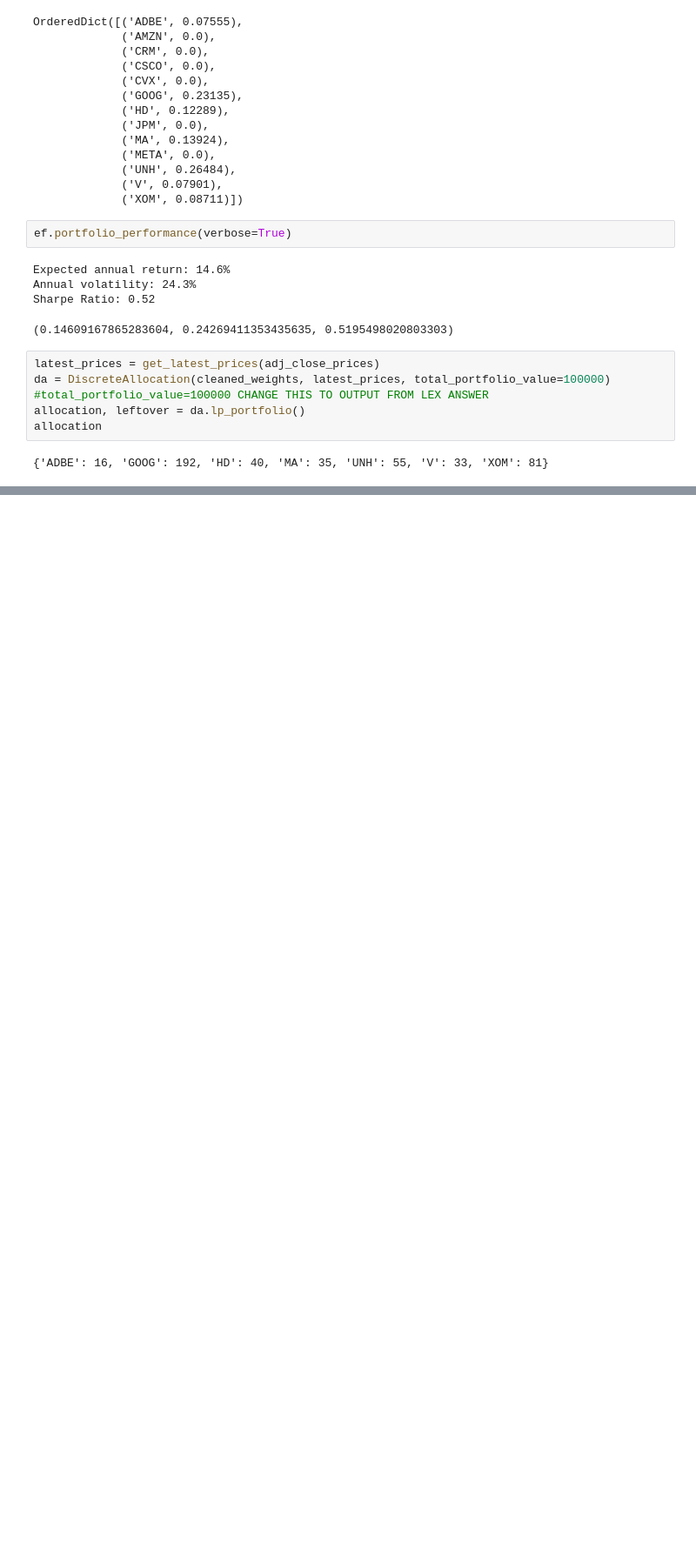
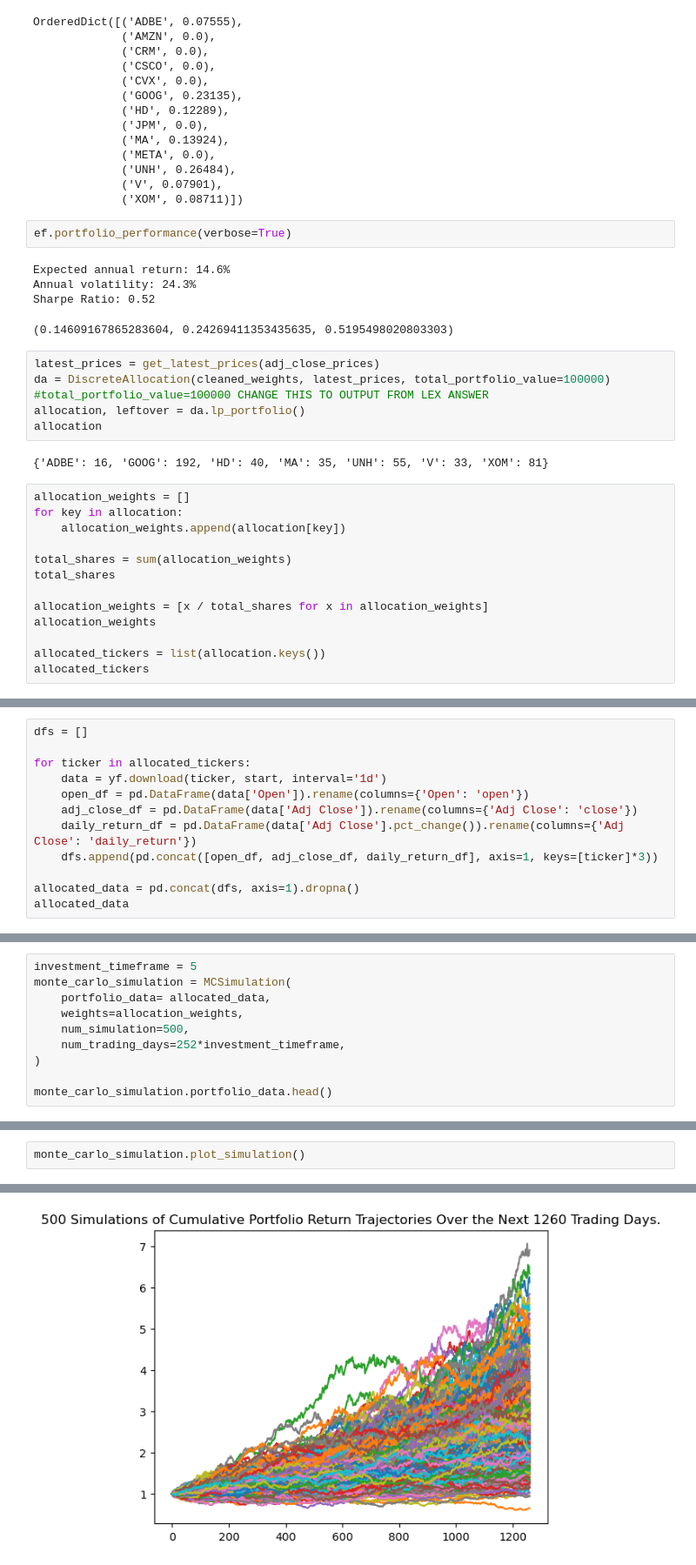
Before and after one commit to ssenhouse/project_2_lex_luthor_advisor, a Jupyter notebook: Asset_Quant_Data.ipynb, the cells around one changed output, grey strips where cells are left out. Shown at 87% size. Cells and saved outputs as stored; diff of their text form; blank space fills up the shorter version.

Commit message:
Added MC simulation

```diff
--- a/Asset_Quant_Data.ipynb
+++ b/Asset_Quant_Data.ipynb
@@ -779,3 +777,16 @@ allocation, leftover = da.lp_portfolio()
 allocation
 # %% [output]
 {'ADBE': 16, 'GOOG': 192, 'HD': 40, 'MA': 35, 'UNH': 55, 'V': 33, 'XOM': 81}
+# %%
+allocation_weights = []
+for key in allocation:
+    allocation_weights.append(allocation[key])
+
+total_shares = sum(allocation_weights)
+total_shares
+
+allocation_weights = [x / total_shares for x in allocation_weights]
+allocation_weights
+
+allocated_tickers = list(allocation.keys())
+allocated_tickers
@@ -781,0 +795,12 @@ allocation
+# %%
+dfs = []
+
+for ticker in allocated_tickers:
+    data = yf.download(ticker, start, interval='1d')
+    open_df = pd.DataFrame(data['Open']).rename(columns={'Open': 'open'})
+    adj_close_df = pd.DataFrame(data['Adj Close']).rename(columns={'Adj Close': 'close'})
+    daily_return_df = pd.DataFrame(data['Adj Close'].pct_change()).rename(columns={'Adj Close': 'daily_return'})
+    dfs.append(pd.concat([open_df, adj_close_df, daily_return_df], axis=1, keys=[ticker]*3))
+
+allocated_data = pd.concat(dfs, axis=1).dropna()
+allocated_data
@@ -781,0 +848,10 @@ allocation
+# %%
+investment_timeframe = 5
+monte_carlo_simulation = MCSimulation(
+    portfolio_data= allocated_data,
+    weights=allocation_weights,
+    num_simulation=500,
+    num_trading_days=252*investment_timeframe,
+)
+
+monte_carlo_simulation.portfolio_data.head()
@@ -781,0 +901,3 @@ allocation
+# %%
+monte_carlo_simulation.plot_simulation()
+# %% [output]
@@ -781,0 +905 @@ allocation
+[figure, added]
```
Also changed, not shown: parts of 12 cells of this notebook.
